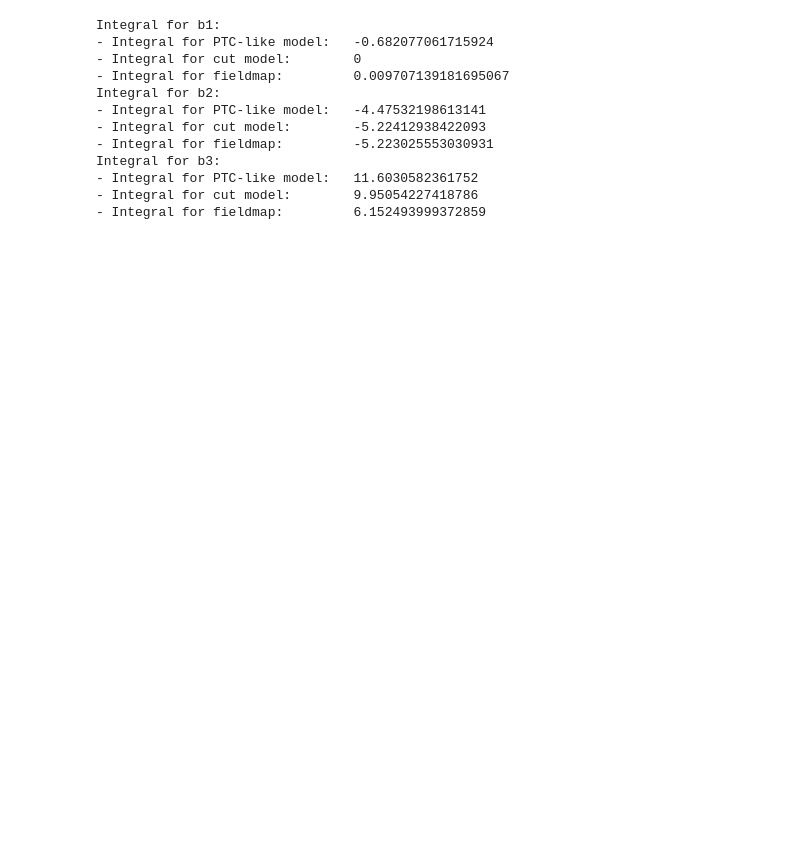
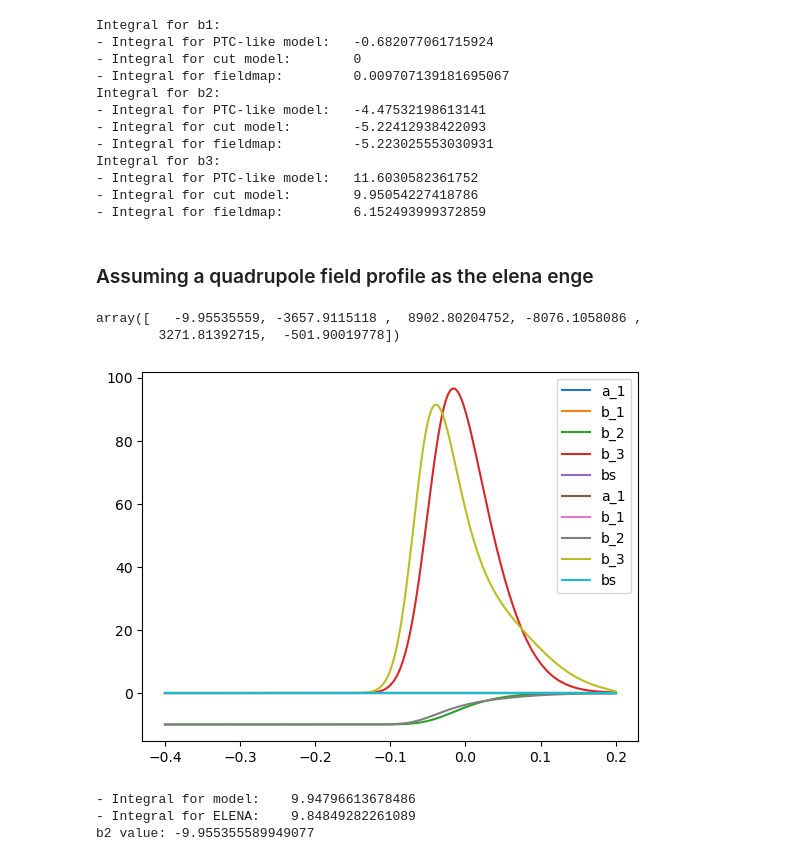
Before and after one commit to xsuite/bpmeth, a Jupyter notebook: fieldmaps/quadrupole_toymodels/fit_fieldmap.ipynb, the cells around one changed output. Saved outputs shown, nothing was run; the diff lists cells and outputs as text; code cells hidden in the pictures; blank space fills up the shorter version.

```diff
--- a/fieldmaps/quadrupole_toymodels/fit_fieldmap.ipynb
+++ b/fieldmaps/quadrupole_toymodels/fit_fieldmap.ipynb
@@ -248,3 +252,30 @@ Integral for b3:
 - Integral for PTC-like model:   11.6030582361752
 - Integral for cut model:        9.95054227418786
 - Integral for fieldmap:         6.152493999372859
+# %% [markdown]
+### Assuming a quadrupole field profile as the elena enge
+# %%
+params
+# %% [output]
+array([   -9.95535559, -3657.9115118 ,  8902.80204752, -8076.1058086 ,
+        3271.81392715,  -501.90019778])
+# %%
+ELENA_Enge = [-3.85190565e+03, 1.29508736e+03, -1.29954076e+02, 2.50076967e+01, 5.22942000e-01]
+ELENA_gap = 0.076  # The gap
+# %%
+cut_elena_quadfringe = bpmeth.FieldExpansion(b=[cut_quadfringe.b[i].replace(b2, lambda s : spEnge(s, params[0], *ELENA_Enge)).doit() for i in range(3)])
+
+fig, ax = plt.subplots()
+cut_enge_quadfringe.plot_components(smin=-0.4, smax=0.2, ns=200, ax=ax)
+cut_elena_quadfringe.plot_components(smin=-0.4, smax=0.2, ns=200, ax=ax)
+# %% [output]
+[figure, added]
+# %%
+ss = np.linspace(-0.4, 0.2, 200)
+print(f"- Integral for model: \t {np.trapezoid([cut_enge_quadfringe.b[2].subs({cut_enge_quadfringe.s:sval}).evalf() for sval in ss], ss)}")
+print(f"- Integral for ELENA: \t {np.trapezoid([cut_elena_quadfringe.b[2].subs({cut_elena_quadfringe.s:sval}).evalf() for sval in ss], ss)}")
+print(f"b2 value: {params[0]}")
+# %% [output]
+- Integral for model:    9.94796613678486
+- Integral for ELENA:    9.84849282261089
+b2 value: -9.955355589949077
```
Also changed, not shown: parts of 3 cells of this notebook, 4 other files.
